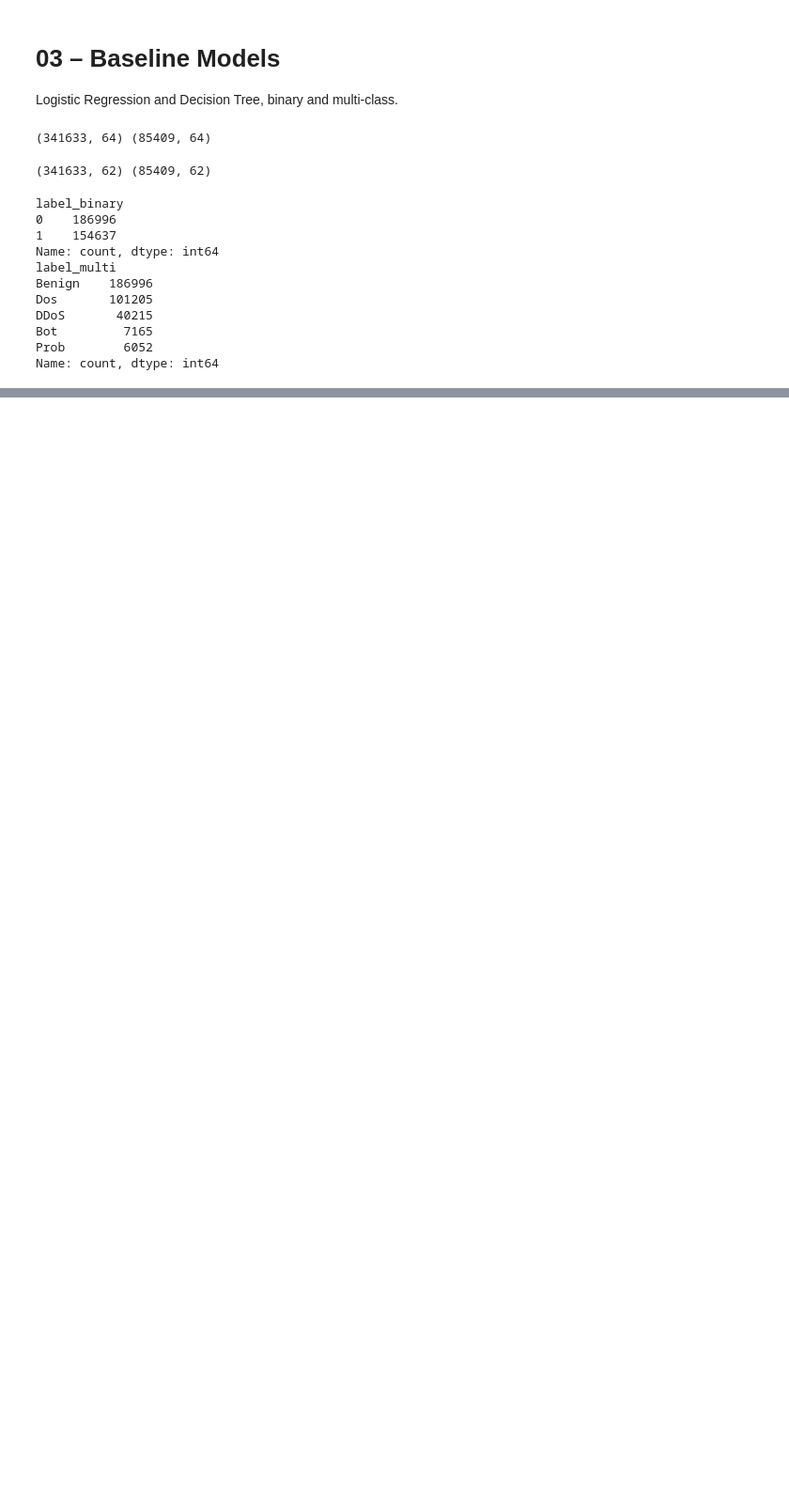
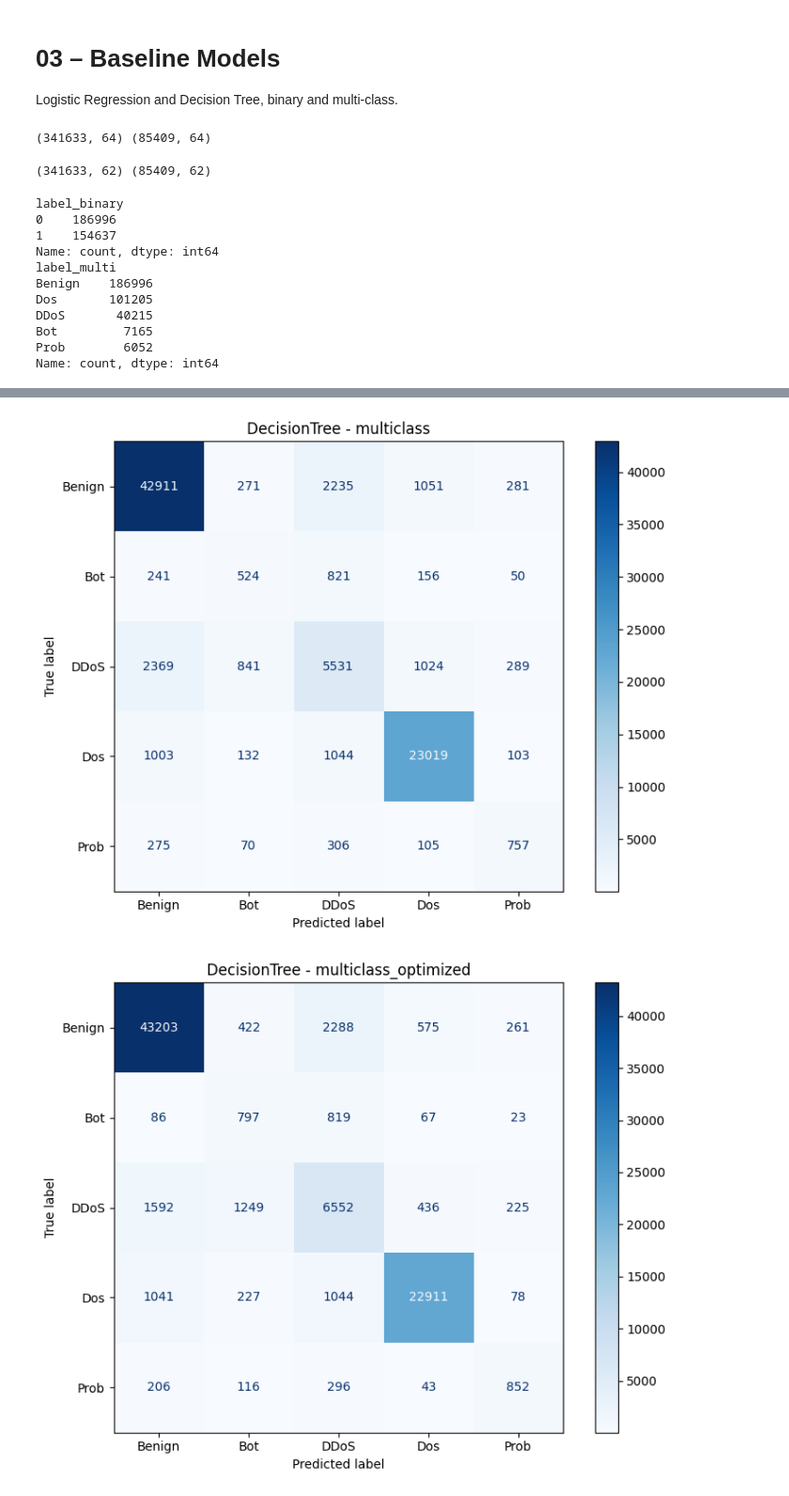
Before and after one commit to dogukandireksiz/iotshield-sdn-ids, a Jupyter notebook: notebooks/03_models.ipynb, the cells around one changed output, grey strips where cells are left out. Shown at 94% size. Saved outputs shown, nothing was run; the diff lists cells and outputs as text; code cells hidden in the pictures; blank space fills up the shorter version.

```diff
--- a/notebooks/03_models.ipynb
+++ b/notebooks/03_models.ipynb
@@ -113,0 +477,14 @@ weighted avg     0.9178    0.9106    0.9108     85409
+# %%
+dt_multi = DecisionTreeClassifier(
+    random_state=RANDOM_STATE
+)
+
+row_dt_baseline = evaluate(
+    dt_multi,
+    "DecisionTree",
+    "multiclass",
+    X_train, y_train_multi, X_test, y_test_multi
+)
+
+result.append(row_dt_baseline)
+row_dt_baseline
@@ -113,0 +533,36 @@ weighted avg     0.9178    0.9106    0.9108     85409
+# %%
+from pathlib import Path
+import matplotlib.pyplot as plt
+from sklearn.metrics import ConfusionMatrixDisplay
+
+figures_dir = Path("../reports/figures")
+figures_dir.mkdir(parents=True, exist_ok=True)
+
+for model, suffix in [
+    (dt_multi, "multiclass"),
+    (dt_multi_final, "multiclass_optimized")
+]:
+    fig, ax = plt.subplots(figsize=(8, 6))
+
+    ConfusionMatrixDisplay.from_predictions(
+        y_test_multi,
+        model.predict(X_test),
+        cmap="Blues",
+        values_format="d",
+        ax=ax
+    )
+
+    ax.set_title(f"DecisionTree - {suffix}")
+    plt.tight_layout()
+
+    fig.savefig(
+        figures_dir / f"cm_DecisionTree_{suffix}.png",
+        dpi=300,
+        bbox_inches="tight"
+    )
+
+    plt.show()
+    plt.close(fig)
+# %% [output]
+[figure, added]
+[figure, added]
```
Also changed, not shown: parts of 15 cells of this notebook, 6 other files.
